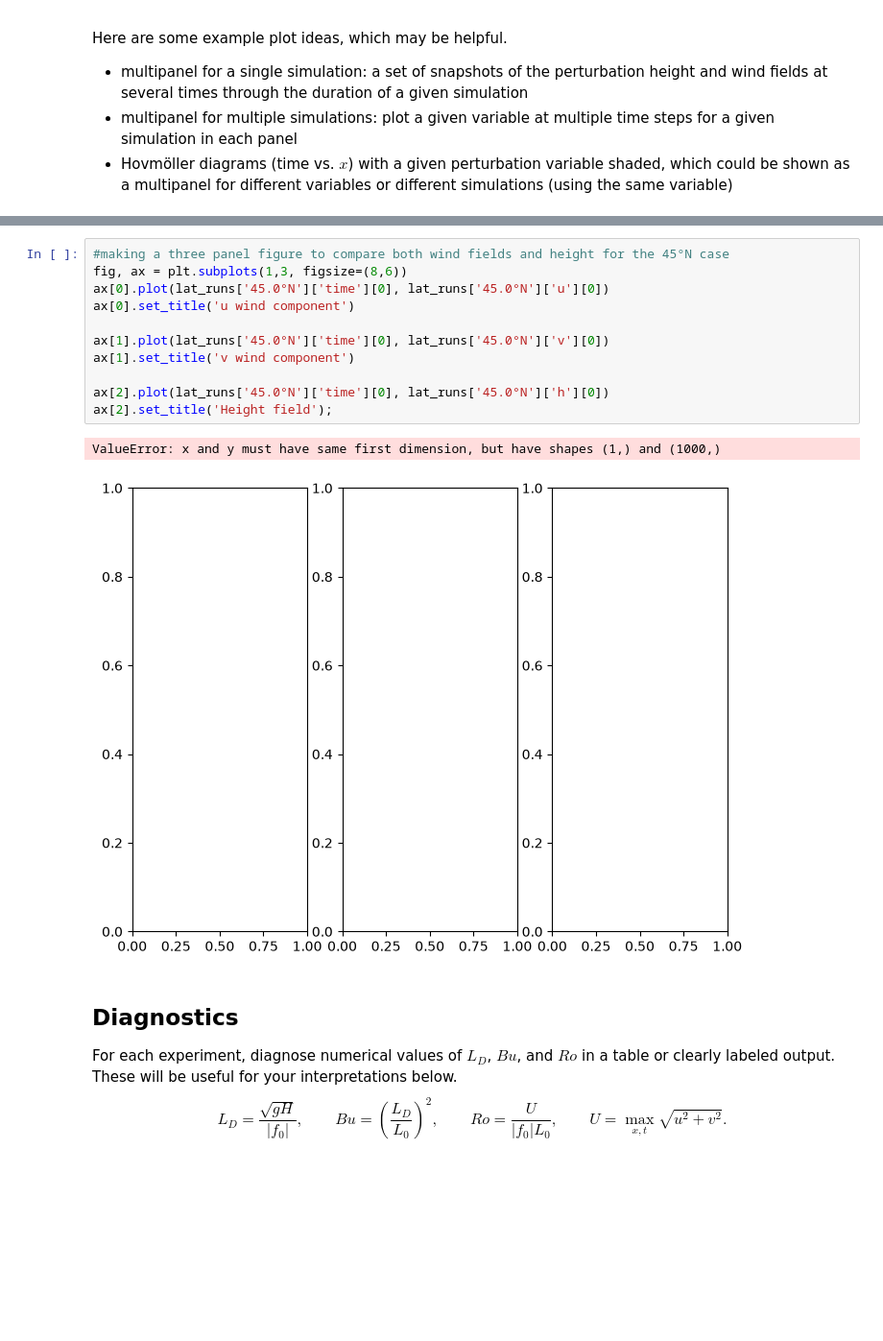
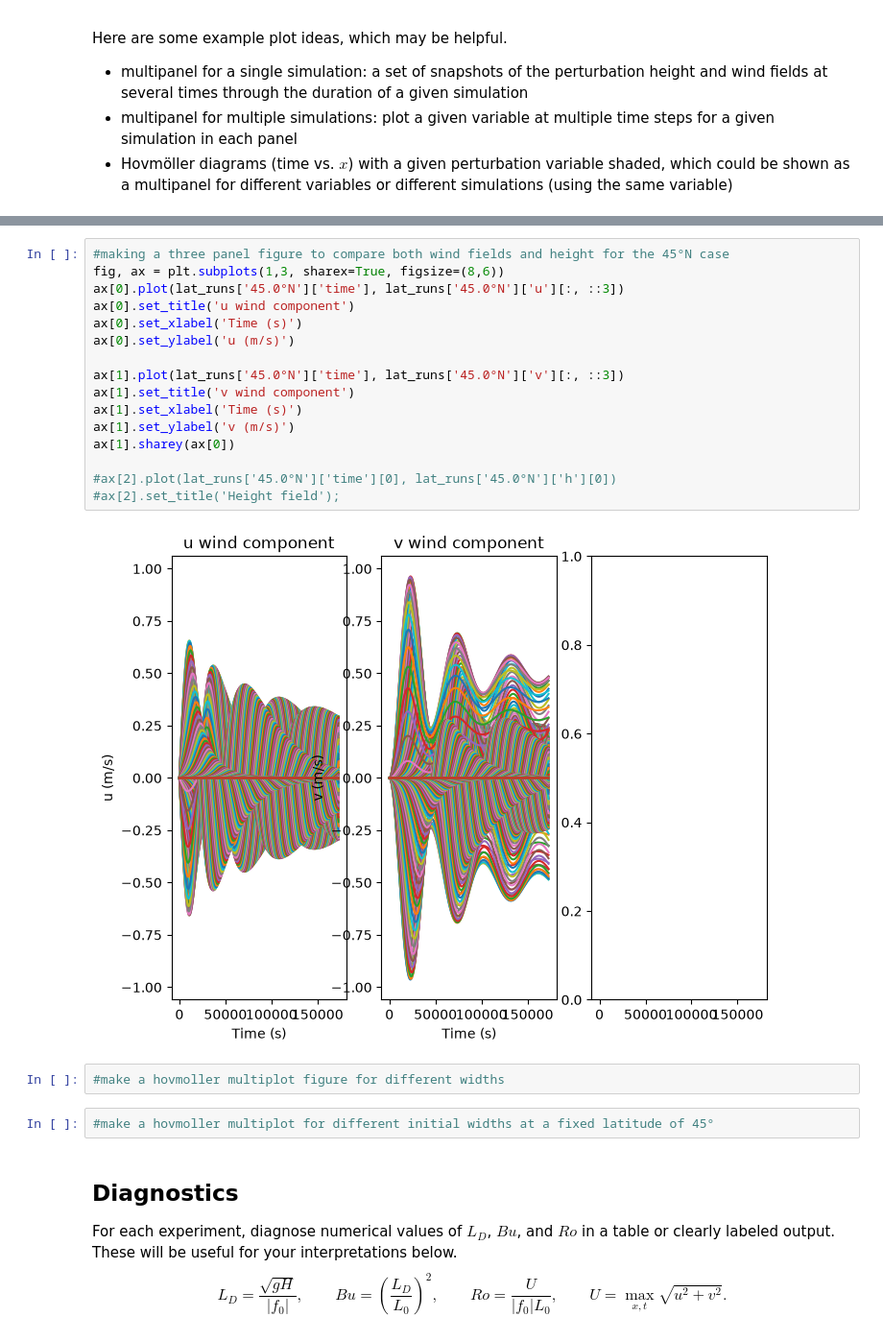
Before and after one commit to ejtrask/metr5003_fa26_trask, a Jupyter notebook: lab2_geostrophic_adjustment.ipynb, the cells around one changed output, grey strips where cells are left out. Shown at 96% size. Drawn from its saved outputs; the diff is of its cells as text; blank space fills up the shorter version.

```diff
--- a/lab2_geostrophic_adjustment.ipynb
+++ b/lab2_geostrophic_adjustment.ipynb
@@ -301,17 +321,25 @@ Here are some example plot ideas, which may be helpful.
 # %%
 #making a three panel figure to compare both wind fields and height for the 45°N case
-fig, ax = plt.subplots(1,3, figsize=(8,6))
-ax[0].plot(lat_runs['45.0°N']['time'][0], lat_runs['45.0°N']['u'][0])
+fig, ax = plt.subplots(1,3, sharex=True, figsize=(8,6))
+ax[0].plot(lat_runs['45.0°N']['time'], lat_runs['45.0°N']['u'][:, ::3])
 ax[0].set_title('u wind component')
+ax[0].set_xlabel('Time (s)')
+ax[0].set_ylabel('u (m/s)')
 
-ax[1].plot(lat_runs['45.0°N']['time'][0], lat_runs['45.0°N']['v'][0])
+ax[1].plot(lat_runs['45.0°N']['time'], lat_runs['45.0°N']['v'][:, ::3])
 ax[1].set_title('v wind component')
+ax[1].set_xlabel('Time (s)')
+ax[1].set_ylabel('v (m/s)')
+ax[1].sharey(ax[0])
 
-ax[2].plot(lat_runs['45.0°N']['time'][0], lat_runs['45.0°N']['h'][0])
-ax[2].set_title('Height field');
+#ax[2].plot(lat_runs['45.0°N']['time'][0], lat_runs['45.0°N']['h'][0])
+#ax[2].set_title('Height field');
 # %% [output]
-ValueError: x and y must have same first dimension, but have shapes (1,) and (1000,)
-[figure, old version]
+[figure, new version]
+# %%
+#make a hovmoller multiplot figure for different widths
+# %%
+#make a hovmoller multiplot for different initial widths at a fixed latitude of 45°
 # %% [markdown]
 ## Diagnostics
 
```
Also changed, not shown: parts of 4 cells of this notebook.
